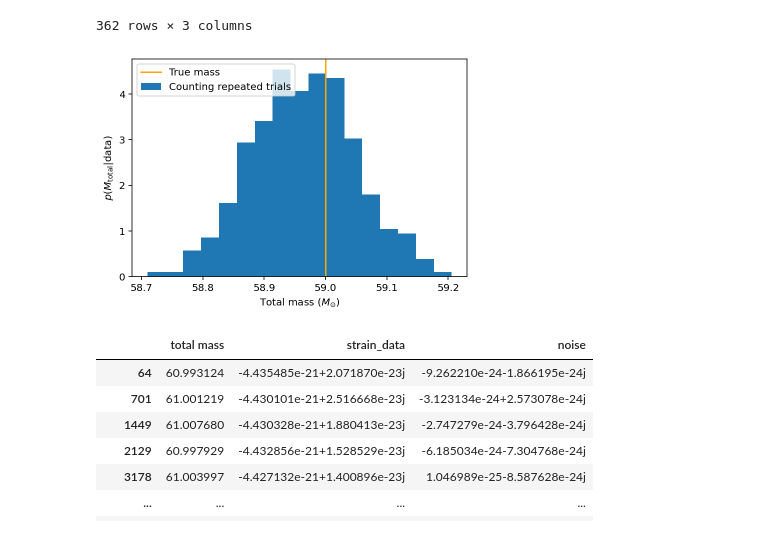
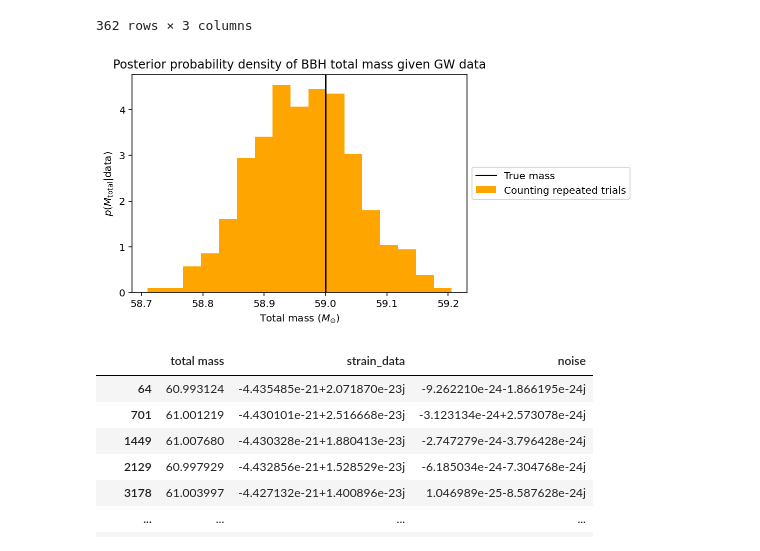
Before and after one commit to rory-smith/Lectures-on-inference-in-GW-astronomy, a Jupyter notebook: GW_data_in_a_toy_universe.ipynb, the cells around one changed output. Drawn from its saved outputs; the diff is of its cells as text; code cells hidden in the pictures.

```diff
--- a/GW_data_in_a_toy_universe.ipynb
+++ b/GW_data_in_a_toy_universe.ipynb
@@ -207,15 +207,16 @@ measurement_table
 | 4976314 | 59.046679 | -4.240962e-21+2.172043e-23j | 6.864799e-24+1.145892e-24j |
 362 rows × 3 columns
 # %%
-plt.hist(measurement_table['total mass'],bins='auto',density=True,label='Counting repeated trials')
-plt.axvline(mtotal_new,c='orange',label='True mass')
-plt.legend(loc=2)
+plt.hist(measurement_table['total mass'],bins='auto',density=True,label='Counting repeated trials',color='orange')
+plt.axvline(mtotal_new,c='black',label='True mass')
+plt.legend(loc='center left', bbox_to_anchor=(1, 0.5))
 plt.xlabel("Total mass ($M_{\odot})$")
 plt.ylabel("$p(M_{\mathrm{total}}|$data)")
 plt.ylim(0)
+plt.title("Posterior probability density of BBH total mass given GW data")
 plt.show()
 # %% [output]
-[figure, old version]
+[figure, new version]
 # %%
 idx_mtotal_new  = np.where(np.abs(BBH_masses-61) < 0.01)
 # %%
```
Also changed, not shown: parts of 13 cells of this notebook.
